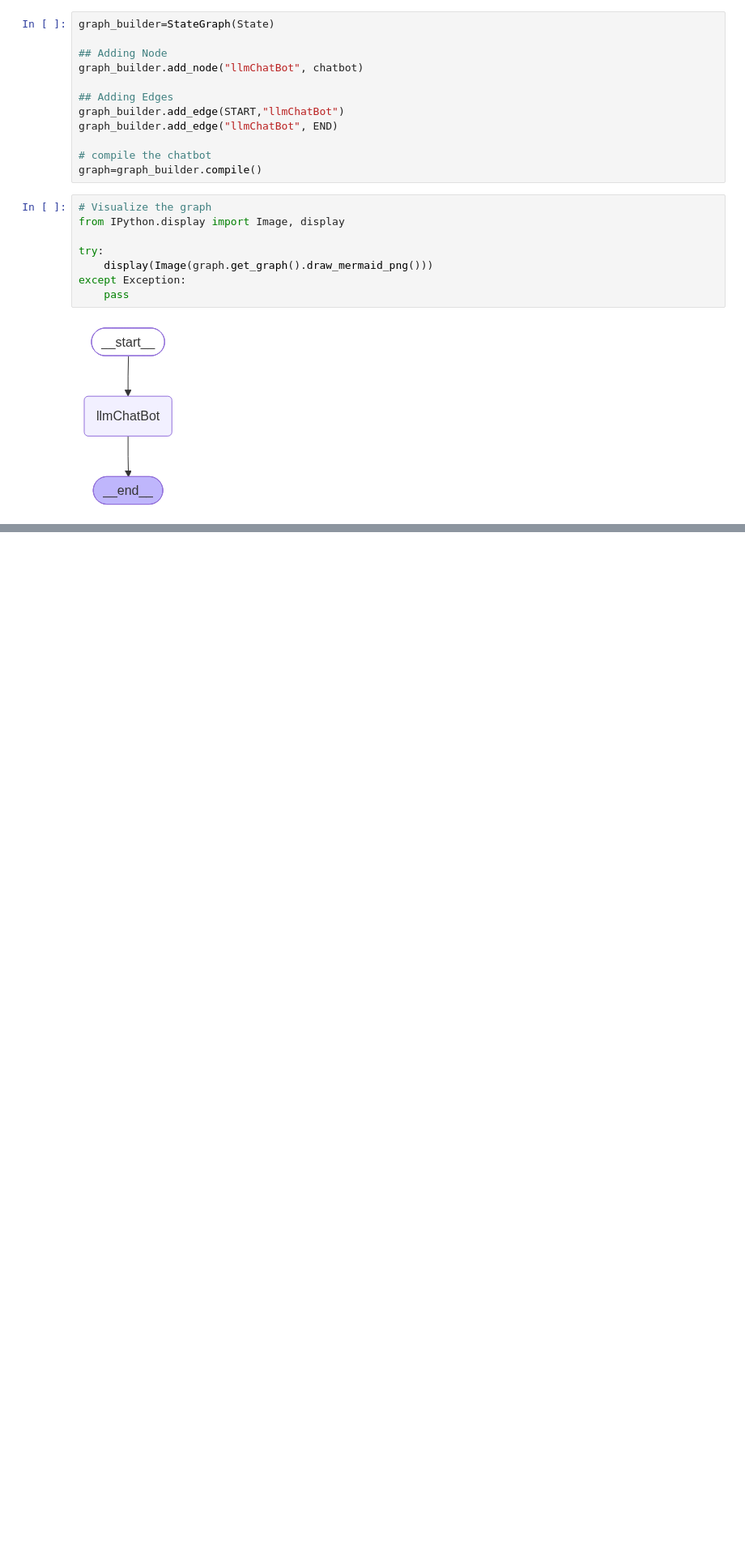
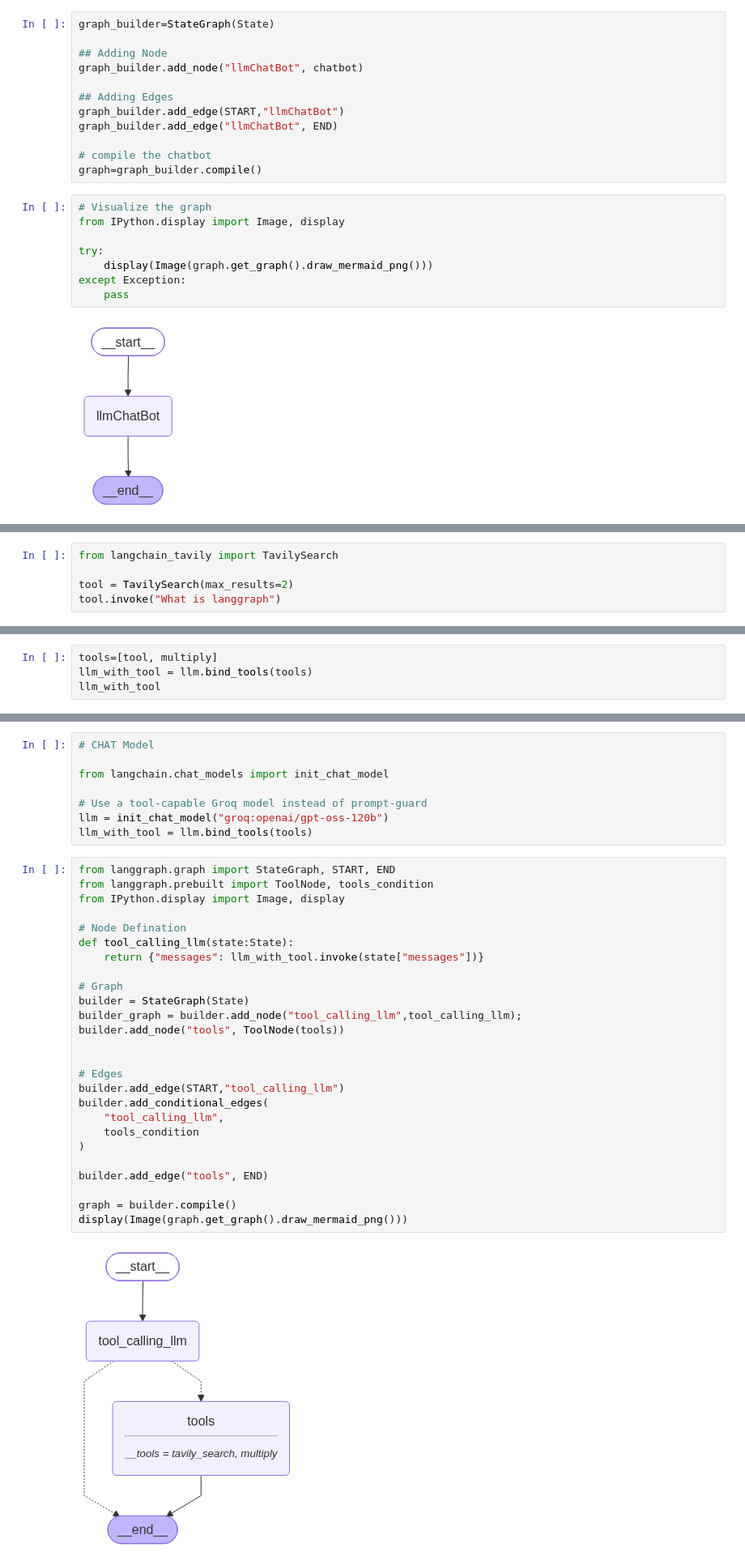
Before and after one commit to gyaneshrn/Agentic-AI, a Jupyter notebook: LangGraphUpdated/1-BasicChatBot/1-basicchatbot.ipynb, the cells around one changed output, grey strips where cells are left out. Shown at 81% size. Cells and saved outputs as stored; diff of their text form; blank space fills up the shorter version.

```diff
--- a/LangGraphUpdated/1-BasicChatBot/1-basicchatbot.ipynb
+++ b/LangGraphUpdated/1-BasicChatBot/1-basicchatbot.ipynb
@@ -64,0 +68,5 @@ graph.invoke({"messages": "Hi"})
+# %%
+from langchain_tavily import TavilySearch
+
+tool = TavilySearch(max_results=2)
+tool.invoke("What is langgraph")
@@ -64,0 +106,4 @@ graph.invoke({"messages": "Hi"})
+# %%
+tools=[tool, multiply]
+llm_with_tool = llm.bind_tools(tools)
+llm_with_tool
@@ -64,0 +114,36 @@ graph.invoke({"messages": "Hi"})
+# %%
+# CHAT Model
+
+from langchain.chat_models import init_chat_model
+
+# Use a tool-capable Groq model instead of prompt-guard
+llm = init_chat_model("groq:openai/gpt-oss-120b")
+llm_with_tool = llm.bind_tools(tools)
+# %%
+from langgraph.graph import StateGraph, START, END
+from langgraph.prebuilt import ToolNode, tools_condition
+from IPython.display import Image, display
+
+# Node Defination
+def tool_calling_llm(state:State):
+    return {"messages": llm_with_tool.invoke(state["messages"])}
+
+# Graph
+builder = StateGraph(State)
+builder_graph = builder.add_node("tool_calling_llm",tool_calling_llm);
+builder.add_node("tools", ToolNode(tools))
+
+
+# Edges
+builder.add_edge(START,"tool_calling_llm")
+builder.add_conditional_edges(
+    "tool_calling_llm",
+    tools_condition
+)
+
+builder.add_edge("tools", END)
+
+graph = builder.compile()
+display(Image(graph.get_graph().draw_mermaid_png()))
+# %% [output]
+[figure, added]
```
Also changed, not shown: parts of 35 cells of this notebook, 3 other files.
